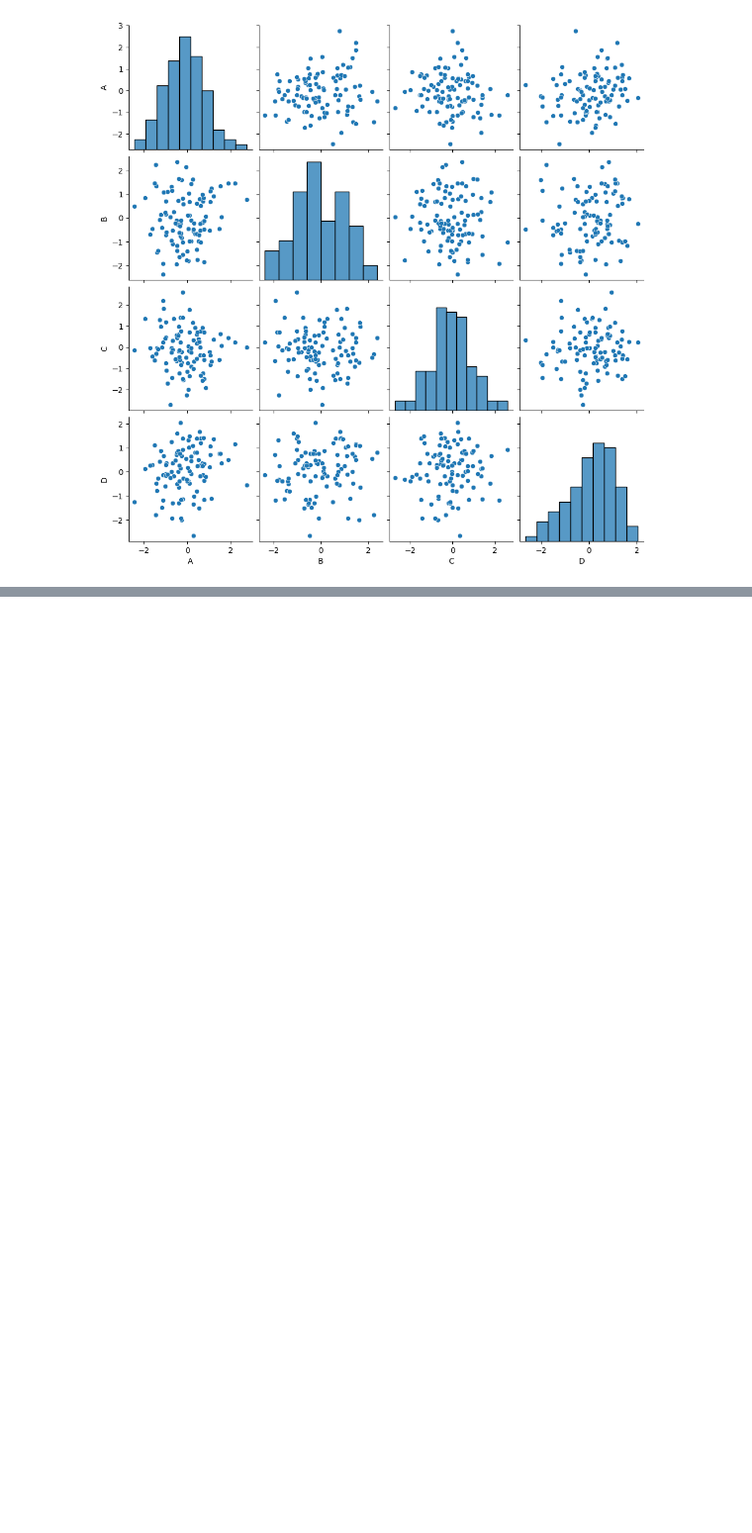
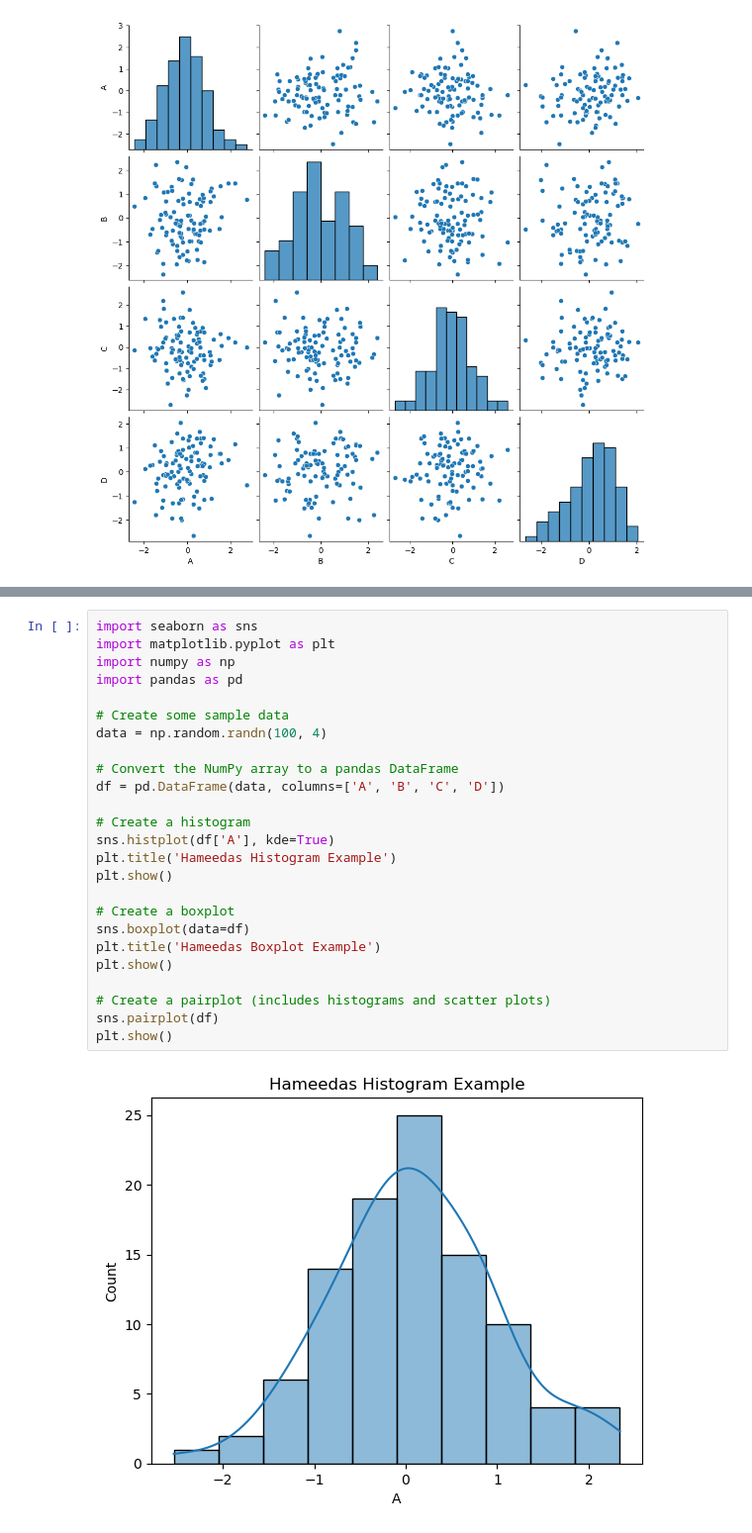
Before and after one commit to greysParody/Internship, a Jupyter notebook: seaborntask .ipynb, the cells around one changed output, grey strips where cells are left out. Shown: that part at 99% size. Drawn from its saved outputs; the diff is of its cells as text; blank space fills up the shorter version.

```diff
--- a/seaborntask .ipynb
+++ b/seaborntask .ipynb
@@ -29,0 +60,27 @@ plt.show()
+# %%
+import seaborn as sns
+import matplotlib.pyplot as plt
+import numpy as np
+import pandas as pd
+
+# Create some sample data
+data = np.random.randn(100, 4)
+
+# Convert the NumPy array to a pandas DataFrame
+df = pd.DataFrame(data, columns=['A', 'B', 'C', 'D'])
+
+# Create a histogram
+sns.histplot(df['A'], kde=True)
+plt.title('Hameedas Histogram Example')
+plt.show()
+
+# Create a boxplot
+sns.boxplot(data=df)
+plt.title('Hameedas Boxplot Example')
+plt.show()
+
+# Create a pairplot (includes histograms and scatter plots)
+sns.pairplot(df)
+plt.show()
+# %% [output]
+[figure, added]
```
Also changed, not shown: parts of 3 cells of this notebook.
